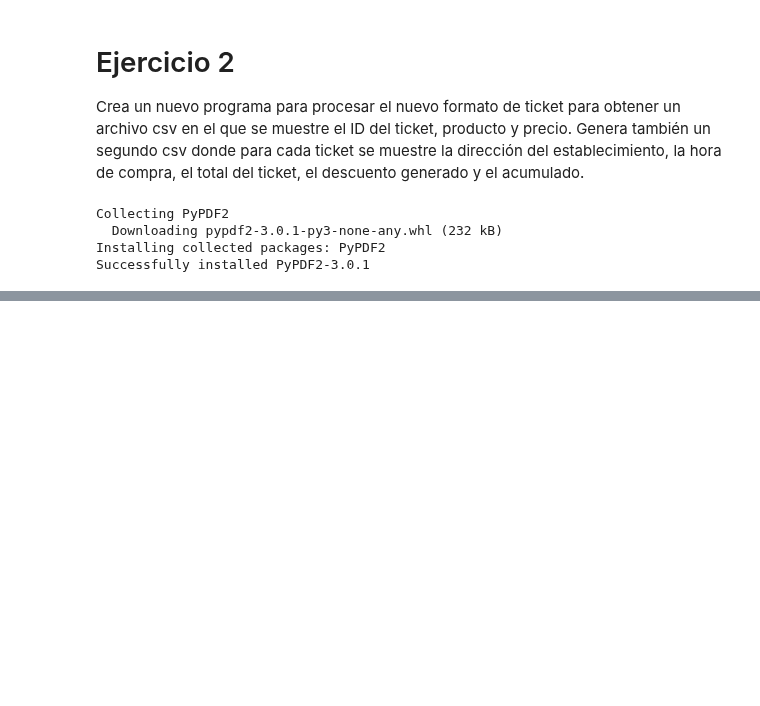
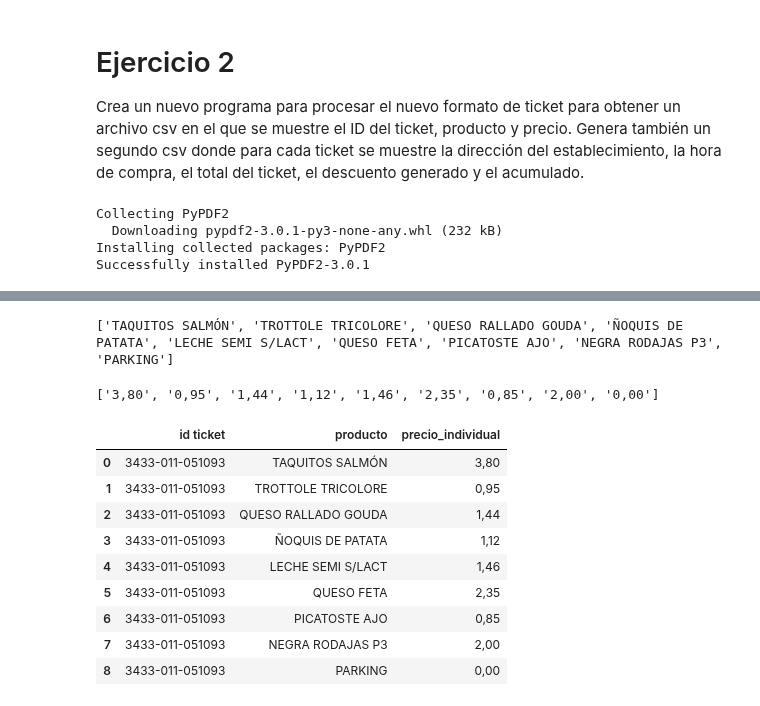
Before and after one commit to martinbedia/mineria, a Jupyter notebook: ejercicio 2.ipynb, the cells around one changed output, grey strips where cells are left out. Cells and saved outputs as stored; diff of their text form; code cells hidden in the pictures; blank space fills up the shorter version.

```diff
--- a/ejercicio 2.ipynb
+++ b/ejercicio 2.ipynb
@@ -35,6 +38,6 @@ NameError: ignored
 # %%
 # leer el ticket
-pdf_reader = PyPDF2.PdfReader(tickets[3])    # conectar el archivo pdf con el codigo en python
+pdf_reader = PyPDF2.PdfReader(tickets[1])    # conectar el archivo pdf con el codigo en python
 ticket = pdf_reader.pages[0]   # acceder a la primera pagina
 texto_ticket = ticket.extract_text()
 texto_ticket
@@ -44,0 +123,32 @@ lineas
+# %%
+def obtener_nombre_producto(linea):
+    # Buscar coincidencias en la línea
+    coincidencia = re.search(r'^\d{1,}([A-ZÑñÁÉÍÓÚáéíóú/0-9\s]*\s)', linea, flags=re.IGNORECASE)
+
+    if coincidencia:
+        return coincidencia.group(1).strip()
+    else:
+        return None
+
+# Obtener los nombres de los productos
+nombres_productos = [obtener_nombre_producto(linea) for linea in productos_ticket]
+
+print(nombres_productos)
+# %% [output]
+['TAQUITOS SALMÓN', 'TROTTOLE TRICOLORE', 'QUESO RALLADO GOUDA', 'ÑOQUIS DE PATATA', 'LECHE SEMI S/LACT', 'QUESO FETA', 'PICATOSTE AJO', 'NEGRA RODAJAS P3', 'PARKING']
+# %%
+def obtener_precio_producto(linea):
+    # Buscar coincidencias en la línea
+    coincidencia = re.search(r'(\d{1,2},\d{1,2})', linea)
+
+    if coincidencia:
+        return coincidencia.group(1)
+    else:
+        return None
+
+# Obtener los precios de los productos
+precios_productos = [obtener_precio_producto(linea) for linea in productos_ticket]
+
+print(precios_productos)
+# %% [output]
+['3,80', '0,95', '1,44', '1,12', '1,46', '2,35', '0,85', '2,00', '0,00']
@@ -44,0 +199,13 @@ lineas
+# %%
+ejercicio2('/content/20230909 Mercadona 21,23 €.pdf')
+# %% [output]
+|  | id ticket | producto | precio_individual |
+| 0 | 3433-011-051093 | TAQUITOS SALMÓN | 3,80 |
+| 1 | 3433-011-051093 | TROTTOLE TRICOLORE | 0,95 |
+| 2 | 3433-011-051093 | QUESO RALLADO GOUDA | 1,44 |
+| 3 | 3433-011-051093 | ÑOQUIS DE PATATA | 1,12 |
+| 4 | 3433-011-051093 | LECHE SEMI S/LACT | 1,46 |
+| 5 | 3433-011-051093 | QUESO FETA | 2,35 |
+| 6 | 3433-011-051093 | PICATOSTE AJO | 0,85 |
+| 7 | 3433-011-051093 | NEGRA RODAJAS P3 | 2,00 |
+| 8 | 3433-011-051093 | PARKING | 0,00 |
```
Also changed, not shown: parts of 11 cells of this notebook.
